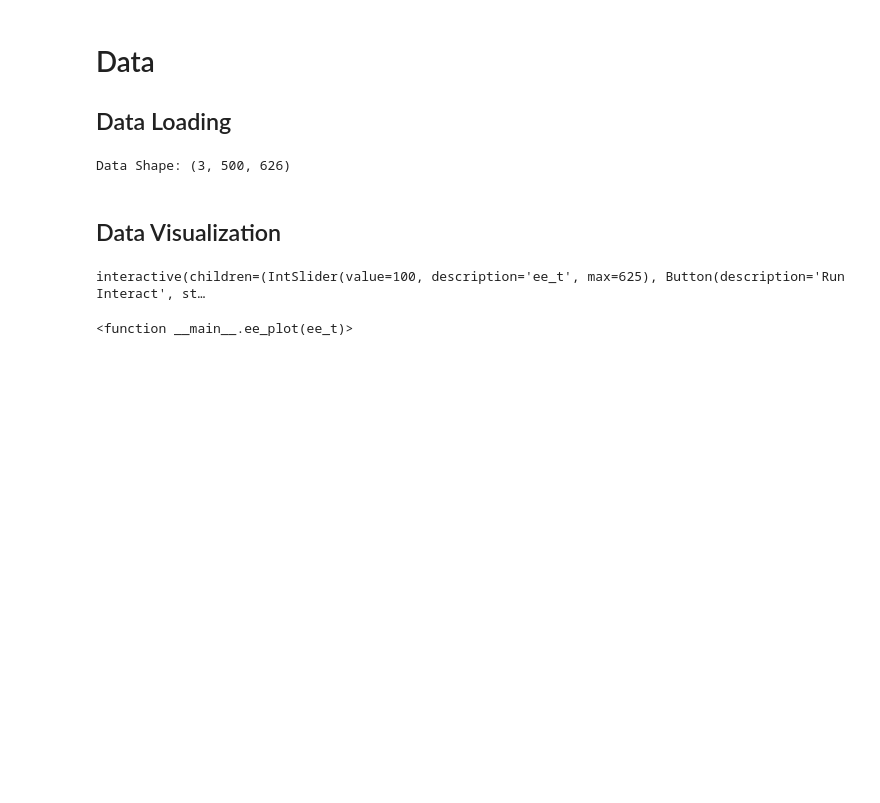
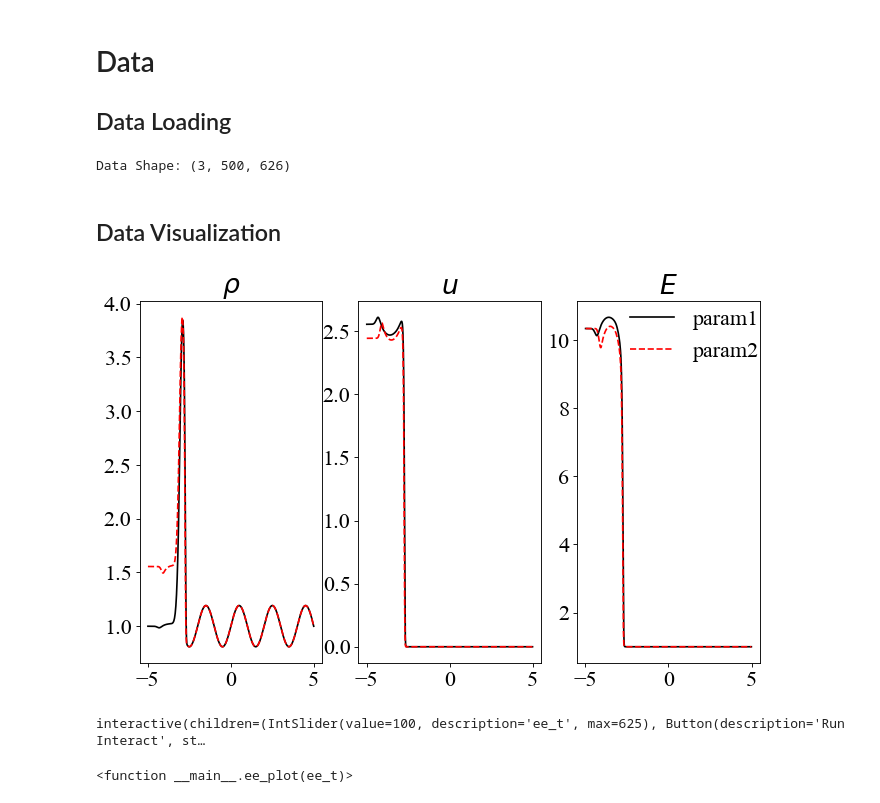
Before and after one commit to dlhallman/pod_hbnode, a Jupyter notebook: doc/EE.ipynb, the cells around one changed output. Drawn from its saved outputs; the diff is of its cells as text; code cells hidden in the pictures; blank space fills up the shorter version.

```diff
--- a/doc/EE.ipynb
+++ b/doc/EE.ipynb
@@ -43,14 +43,38 @@ EE_DIR = '../data/EulerEqs.npz'
 # %%
 npzdata = np.load(EE_DIR)
 param = 50
+param2 = 45
 rho, u, E, x, params, t = npzdata['arr_0'], npzdata['arr_1'], npzdata['arr_2'], npzdata['arr_3'], npzdata['arr_4'], npzdata['arr_5']
 ee = np.array([rho[:,:,param], u[:,:,param], E[:,:,param]])
+ee2 = np.array([rho[:,:,param2], u[:,:,param2], E[:,:,param2]])
 shape = ee.shape
 print('Data Shape: {}'.format(ee.shape))
 # %% [output]
 Data Shape: (3, 500, 626)
 # %% [markdown]
 ## Data Visualization
+# %%
+plt.figure(figsize=(10, 6), dpi=80)
+plt.subplot(131)
+plt.plot(x, ee[0,:,45], 'k')
+plt.plot(x, ee2[0,:,45], 'r--')
+plt.title('$\\rho$')
+
+plt.subplot(132)
+plt.plot(x, ee[1,:,45], 'k')
+plt.plot(x, ee2[1,:,45], 'r--')
+plt.title('$u$')
+
+plt.subplot(133)
+plt.plot(x, ee[2,:,45], 'k', label='param1')
+plt.plot(x, ee2[2,:,45], 'r--', label='param2')
+plt.title('$E$')
+
+plt.legend(bbox_to_anchor=(.24, 1), loc='upper left', borderaxespad=0, ncol=1, frameon=False)
+plt.savefig('../out/EE/param.pdf', format='pdf', bbox_inches="tight")
+plt.show()
+# %% [output]
+[figure, added]
 # %%
 def ee_plot(ee_t):
     plt.figure(figsize=(10, 6), dpi=80)
```
Also changed, not shown: parts of 1 cell of this notebook, 26 other files.
